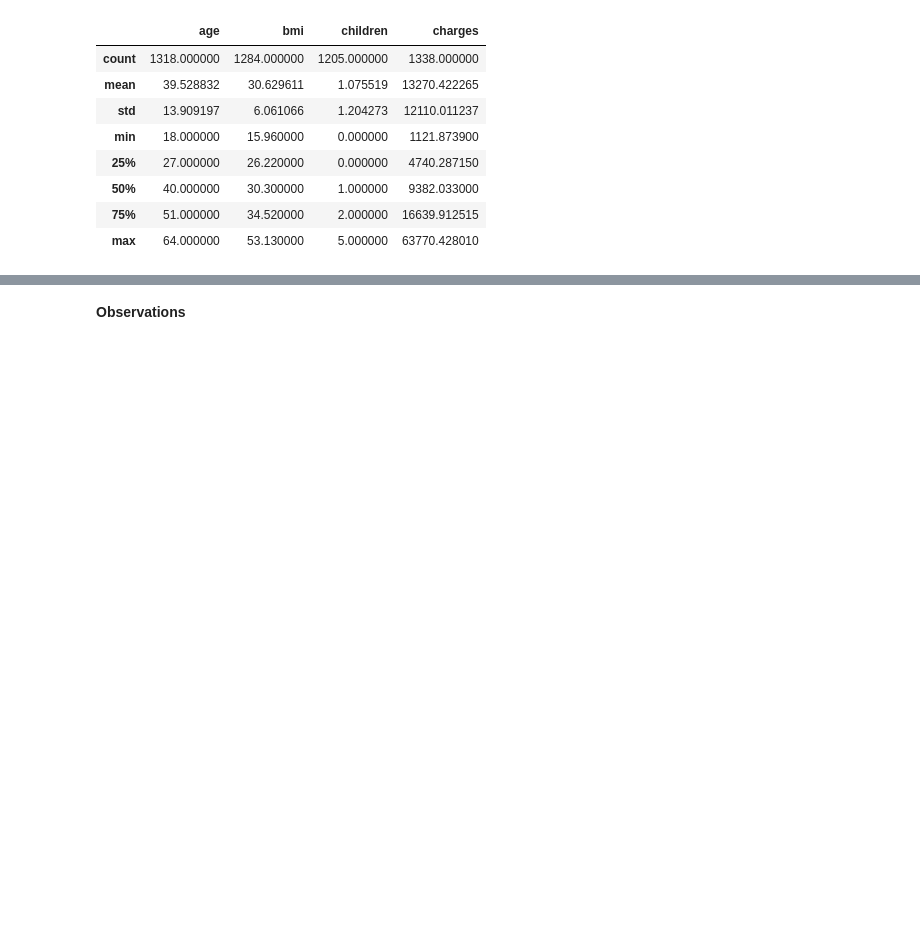
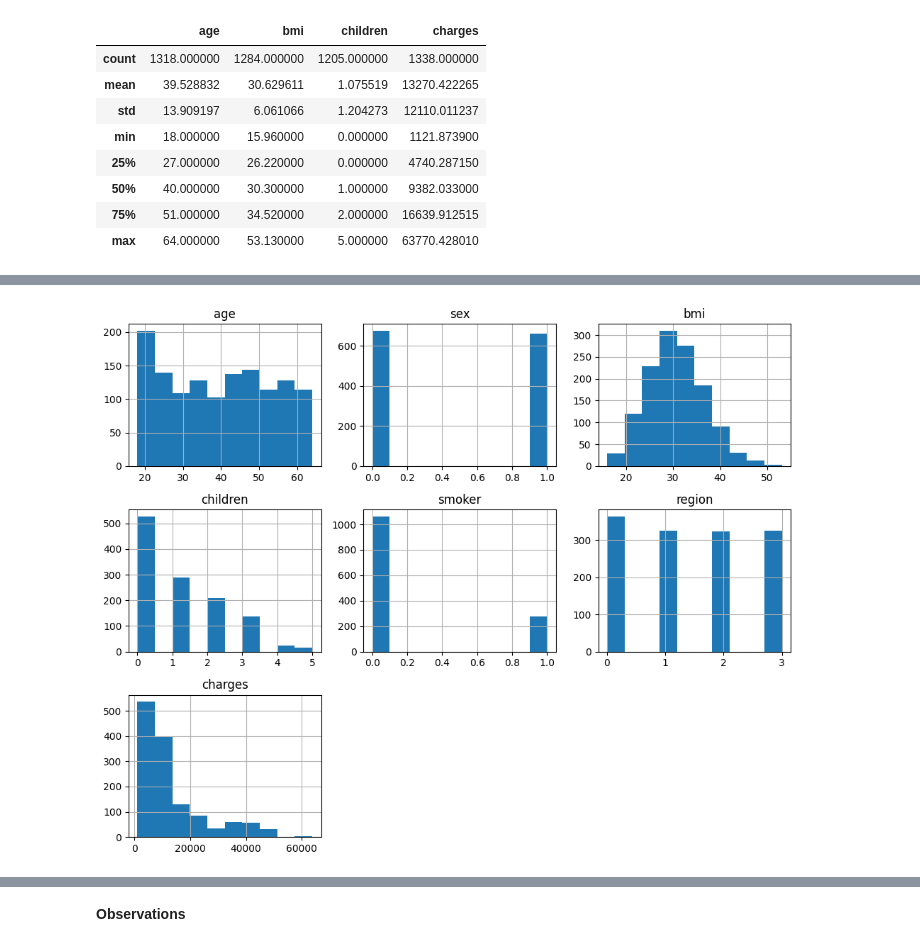
Before and after one commit to Aimah1/Aimah, a Jupyter notebook: Lab1.ipynb, the cells around one changed output, grey strips where cells are left out. Cells and saved outputs as stored; diff of their text form; code cells hidden in the pictures; blank space fills up the shorter version.

```diff
--- a/Lab1.ipynb
+++ b/Lab1.ipynb
@@ -221,0 +237,5 @@ df.describe()
+# %%
+df['sex'] = df['sex'].map({'female': 1, 'male': 0})
+df['smoker'] = df['smoker'].map({'yes': 1, 'no': 0})
+df['region'] = df['region'].map({'southeast': 0, 'southwest': 1, 'northeast': 2, 'northwest': 3})
+df
@@ -225,0 +278,6 @@ ValueError: could not convert string to float: 'female'
+# %%
+df.hist(figsize=(10, 8))
+plt.tight_layout()
+plt.show()
+# %% [output]
+[figure, added]
```
Also changed, not shown: parts of 43 cells of this notebook.
